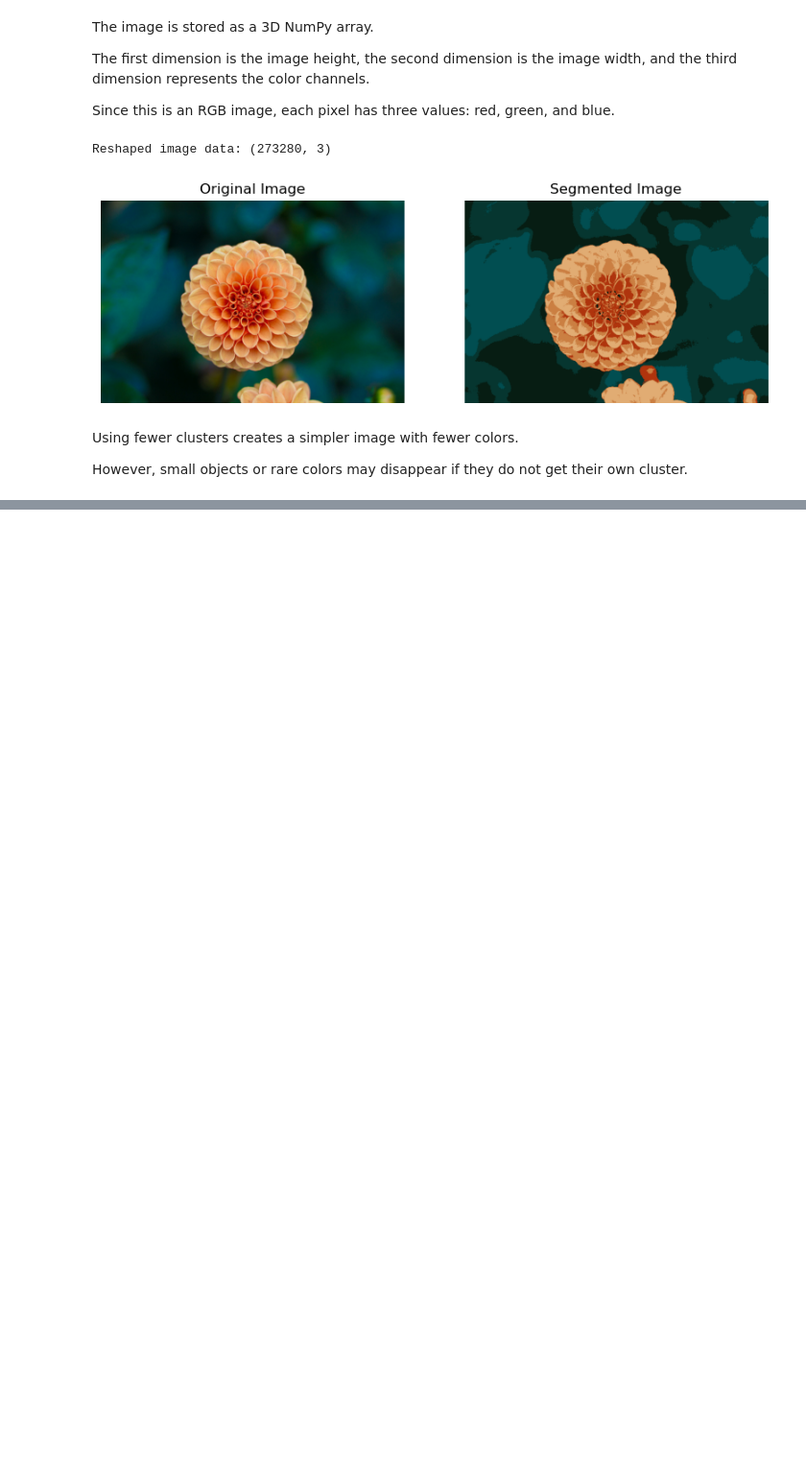
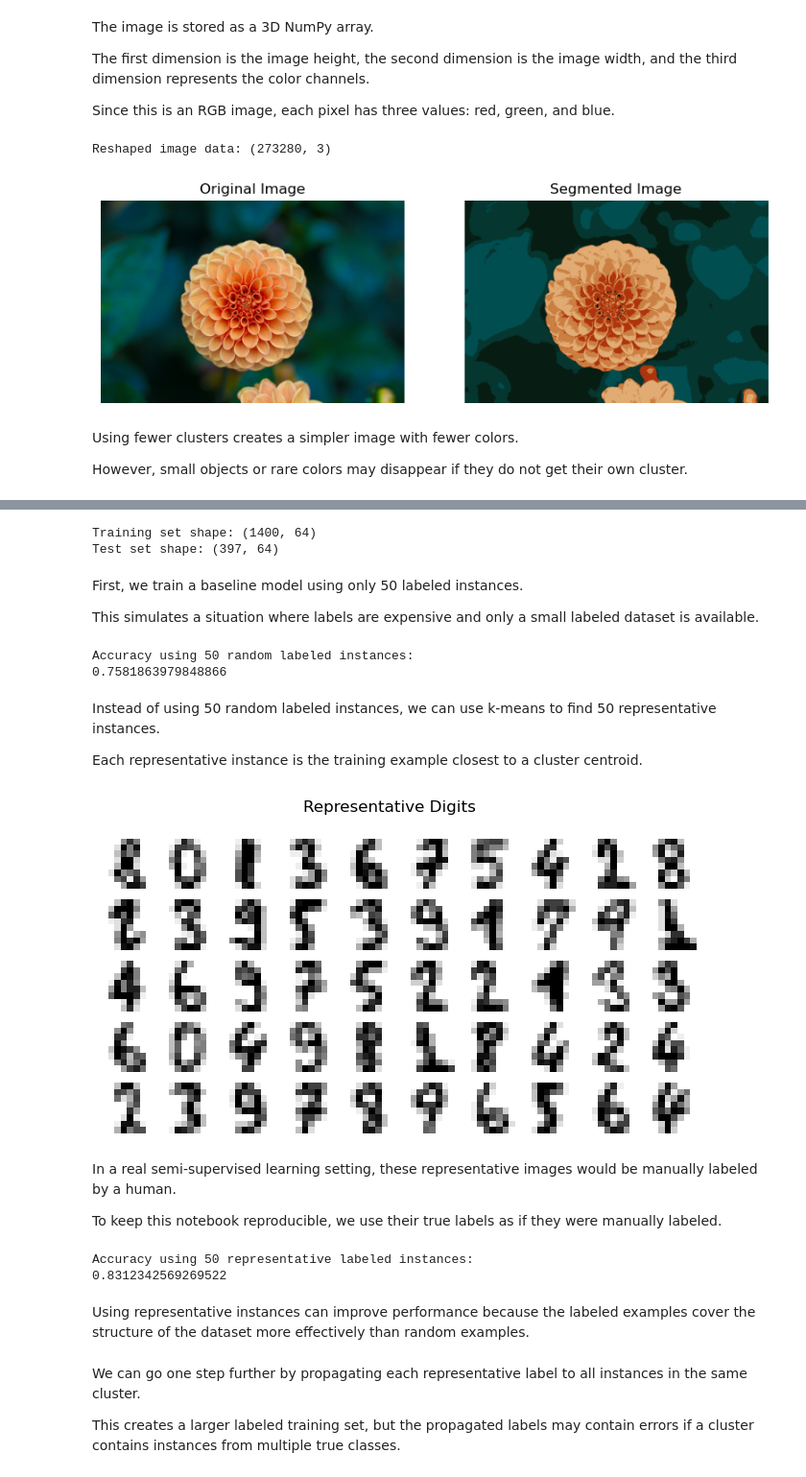
Before and after one commit to jayjay0317/Hands-On-ML-Study, a Jupyter notebook: Chapter_08/08_unsupervised_learning.ipynb, the cells around one changed output, grey strips where cells are left out. Shown at 96% size. Drawn from its saved outputs; the diff is of its cells as text; code cells hidden in the pictures; blank space fills up the shorter version.

Commit message:
Update notebook08
Add Using Clustering for Semi-Supervised Learning

```diff
--- a/Chapter_08/08_unsupervised_learning.ipynb
+++ b/Chapter_08/08_unsupervised_learning.ipynb
@@ -389,0 +398,79 @@ However, small objects or rare colors may disappear if they do not get their own
+# %%
+from sklearn.datasets import load_digits
+
+X_digits, y_digits = load_digits(return_X_y=True)
+
+X_train, y_train = X_digits[:1400], y_digits[:1400]
+X_test, y_test = X_digits[1400:], y_digits[1400:]
+
+print("Training set shape:", X_train.shape)
+print("Test set shape:", X_test.shape)
+# %% [output]
+Training set shape: (1400, 64)
+Test set shape: (397, 64)
+# %% [markdown]
+First, we train a baseline model using only 50 labeled instances.
+
+This simulates a situation where labels are expensive and only a small labeled dataset is available.
+# %%
+from sklearn.linear_model import LogisticRegression
+
+n_labeled = 50
+
+log_reg = LogisticRegression(max_iter=10_000)
+
+log_reg.fit(X_train[:n_labeled], y_train[:n_labeled])
+
+print("Accuracy using 50 random labeled instances:")
+print(log_reg.score(X_test, y_test))
+# %% [output]
+Accuracy using 50 random labeled instances:
+0.7581863979848866
+# %% [markdown]
+Instead of using 50 random labeled instances, we can use k-means to find 50 representative instances.
+
+Each representative instance is the training example closest to a cluster centroid.
+# %%
+k = 50
+
+kmeans = KMeans(n_clusters=k, random_state=42)
+
+X_digits_dist = kmeans.fit_transform(X_train)
+
+representative_digit_idx = X_digits_dist.argmin(axis=0)
+
+X_representative_digits = X_train[representative_digit_idx]
+# %%
+plt.figure(figsize=(8, 4))
+
+for index, X_digit in enumerate(X_representative_digits):
+    plt.subplot(5, 10, index + 1)
+    plt.imshow(X_digit.reshape(8, 8), cmap="binary")
+    plt.axis("off")
+
+plt.suptitle("Representative Digits")
+plt.show()
+# %% [output]
+[figure, added]
+# %% [markdown]
+In a real semi-supervised learning setting, these representative images would be manually labeled by a human.
+
+To keep this notebook reproducible, we use their true labels as if they were manually labeled.
+# %%
+y_representative_digits = y_train[representative_digit_idx]
+
+log_reg = LogisticRegression(max_iter=10_000)
+
+log_reg.fit(X_representative_digits, y_representative_digits)
+
+print("Accuracy using 50 representative labeled instances:")
+print(log_reg.score(X_test, y_test))
+# %% [output]
+Accuracy using 50 representative labeled instances:
+0.8312342569269522
+# %% [markdown]
+Using representative instances can improve performance because the labeled examples cover the structure of the dataset more effectively than random examples.
+# %% [markdown]
+We can go one step further by propagating each representative label to all instances in the same cluster.
+
+This creates a larger labeled training set, but the propagated labels may contain errors if a cluster contains instances from multiple true classes.
```
Also changed, not shown: parts of 9 cells of this notebook.
